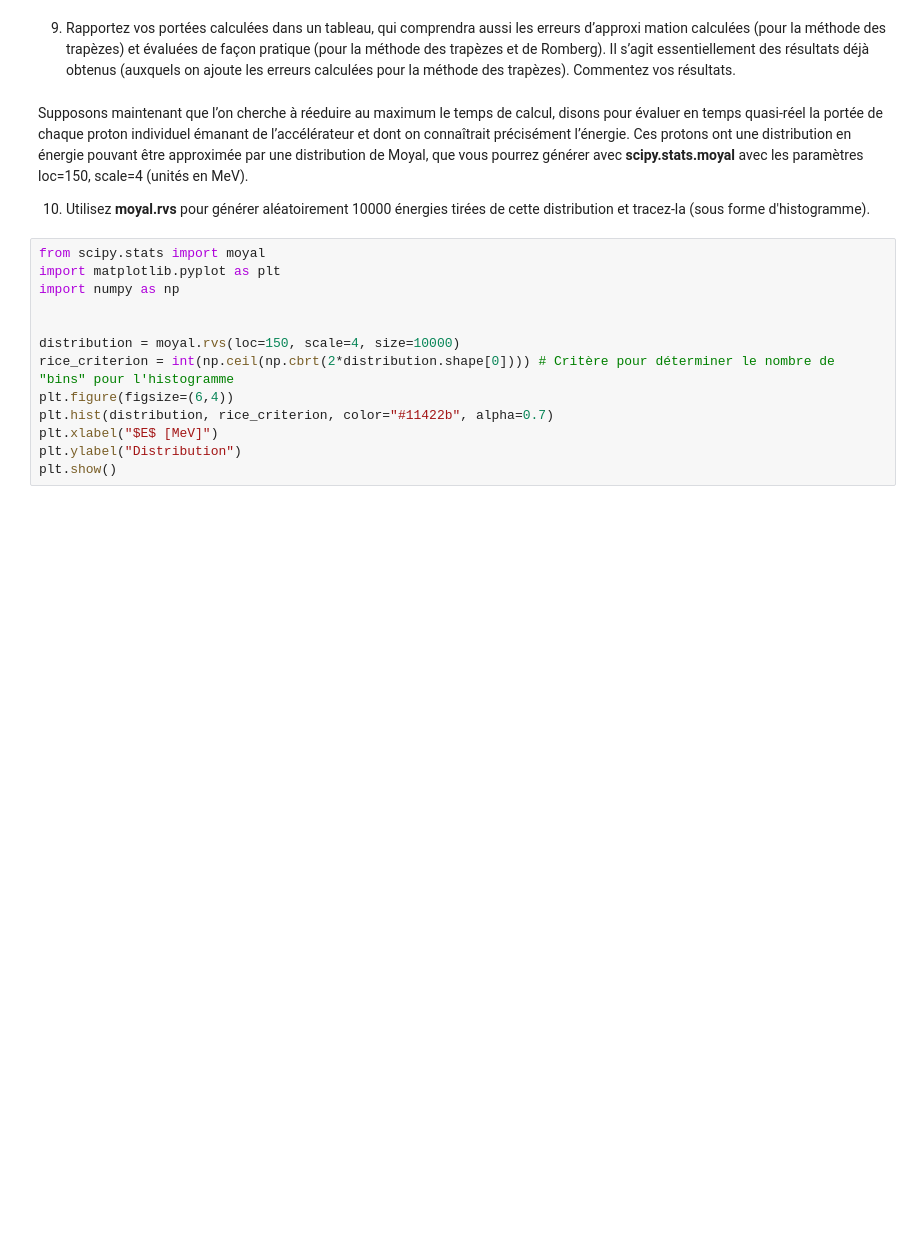
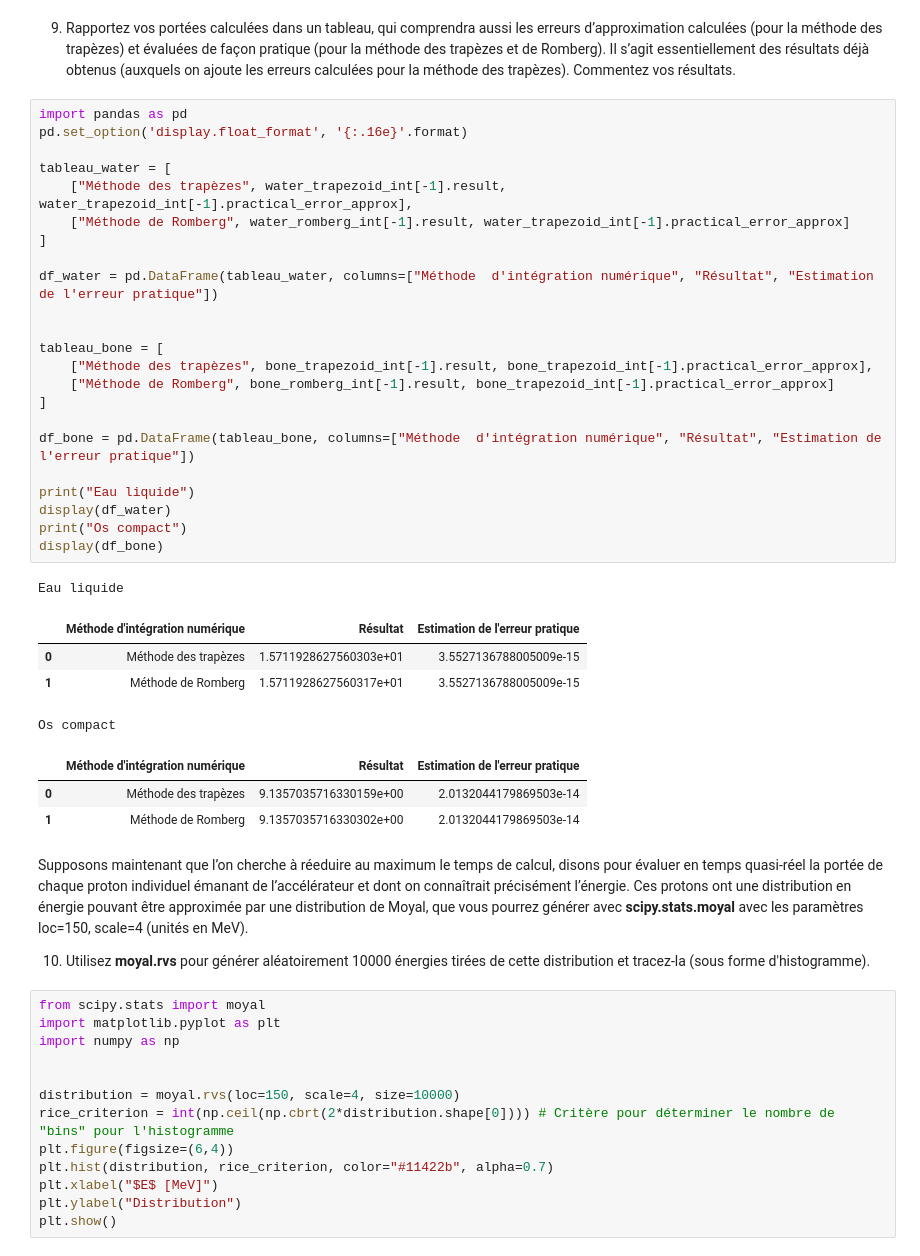
Before and after one commit to Antetokounpo/PhysNum-TP, a Jupyter notebook: tp1.ipynb, the cells around one changed output. Drawn from its saved outputs; the diff is of its cells as text; blank space fills up the shorter version.

```diff
--- a/tp1.ipynb
+++ b/tp1.ipynb
@@ -394,5 +395,37 @@ mation calculées (pour la méthode des trapèzes) et évaluées de façon prati
  des trapèzes et de Romberg). Il s’agit essentiellement des résultats déjà obtenus (auxquels on
  ajoute les erreurs calculées pour la méthode des trapèzes). Commentez vos résultats.
+# %%
+import pandas as pd
+pd.set_option('display.float_format', '{:.16e}'.format)
+
+tableau_water = [
+    ["Méthode des trapèzes", water_trapezoid_int[-1].result, water_trapezoid_int[-1].practical_error_approx],
+    ["Méthode de Romberg", water_romberg_int[-1].result, water_trapezoid_int[-1].practical_error_approx]
+]
+
+df_water = pd.DataFrame(tableau_water, columns=["Méthode  d'intégration numérique", "Résultat", "Estimation de l'erreur pratique"])
+
+
+tableau_bone = [
+    ["Méthode des trapèzes", bone_trapezoid_int[-1].result, bone_trapezoid_int[-1].practical_error_approx],
+    ["Méthode de Romberg", bone_romberg_int[-1].result, bone_trapezoid_int[-1].practical_error_approx]
+]
+
+df_bone = pd.DataFrame(tableau_bone, columns=["Méthode  d'intégration numérique", "Résultat", "Estimation de l'erreur pratique"])
+
+print("Eau liquide")
+display(df_water)
+print("Os compact")
+display(df_bone)
+# %% [output]
+Eau liquide
+|  | Méthode d'intégration numérique | Résultat | Estimation de l'erreur pratique |
+| 0 | Méthode des trapèzes | 1.5711928627560303e+01 | 3.5527136788005009e-15 |
+| 1 | Méthode de Romberg | 1.5711928627560317e+01 | 3.5527136788005009e-15 |
+Os compact
+|  | Méthode d'intégration numérique | Résultat | Estimation de l'erreur pratique |
+| 0 | Méthode des trapèzes | 9.1357035716330159e+00 | 2.0132044179869503e-14 |
+| 1 | Méthode de Romberg | 9.1357035716330302e+00 | 2.0132044179869503e-14 |
 # %% [markdown]
 Supposons maintenant que l’on cherche à réeduire au maximum le temps de calcul, disons pour
 évaluer en temps quasi-réel la portée de chaque proton individuel émanant de l’accélérateur et
```
Also changed, not shown: parts of 1 cell of this notebook.
